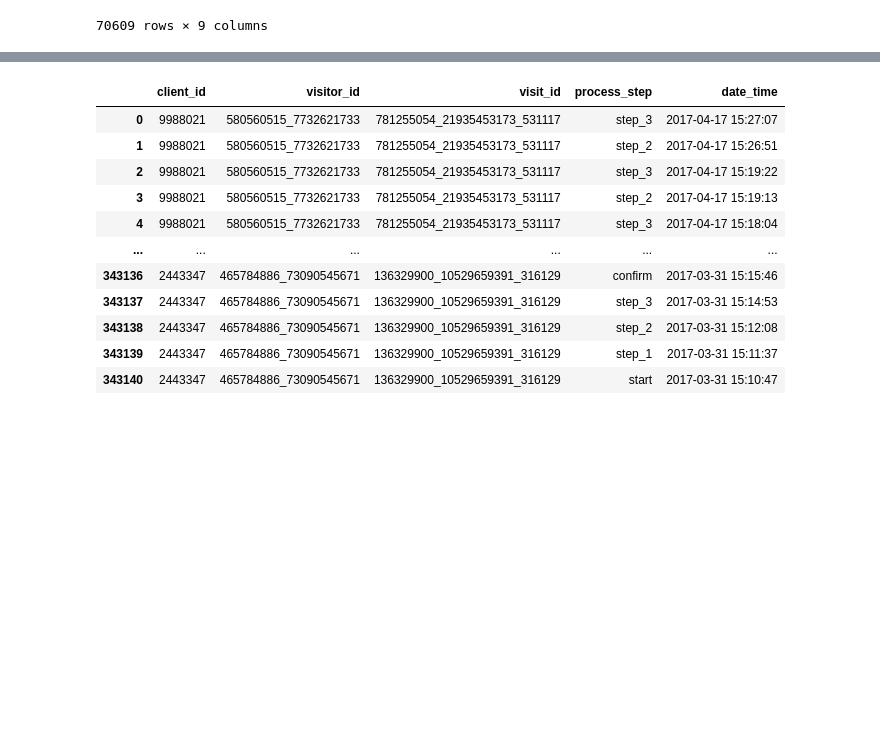
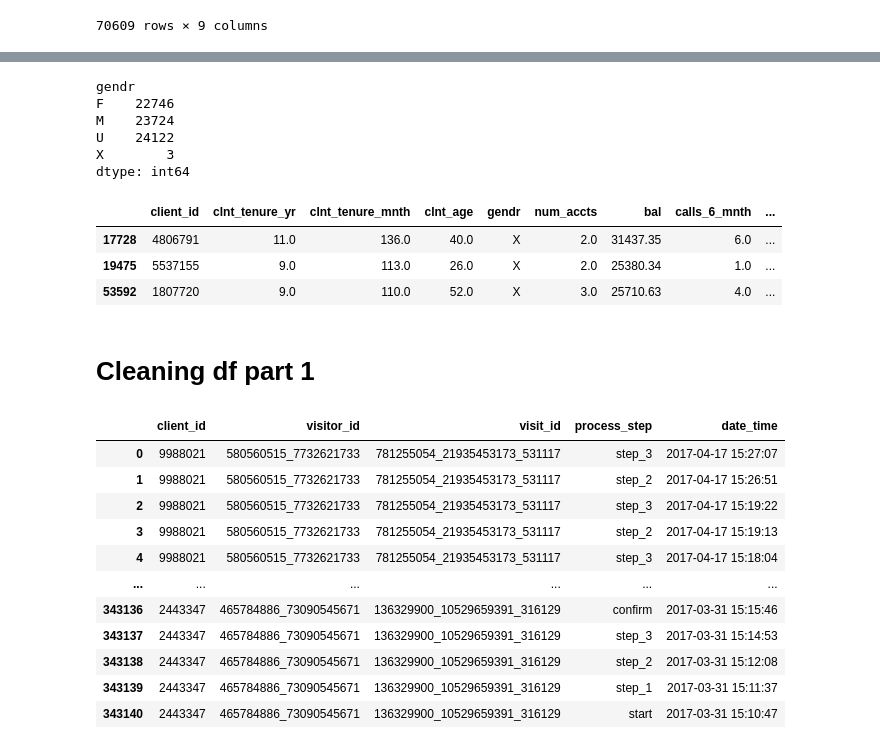
Before and after one commit to Josepdmo/PROJECT2, a Jupyter notebook: EXPLORATORY.ipynb, the cells around one changed output, grey strips where cells are left out. Saved outputs shown, nothing was run; the diff lists cells and outputs as text; code cells hidden in the pictures; blank space fills up the shorter version.

```diff
--- a/EXPLORATORY.ipynb
+++ b/EXPLORATORY.ipynb
@@ -19,0 +41,4 @@ df_final_demo
+# %%
+df_final_demo.dropna(subset = "bal", inplace=True)
+# %%
+df_final_demo.dropna(subset = "clnt_age", inplace=True)
@@ -20 +58,21 @@ df_final_demo
+# %%
+gender= df_final_demo.groupby("gendr")
+gender.size() #What are U and X? We need to figure that out.
+# %% [output]
+gendr
+F    22746
+M    23724
+U    24122
+X        3
+dtype: int64
+# %%
+x_rows = df_final_demo[df_final_demo["gendr"] == "X"]
+x_rows
+# %% [output]
+|  | client_id | clnt_tenure_yr | clnt_tenure_mnth | clnt_age | gendr | num_accts | bal | calls_6_mnth | ... |
+| 17728 | 4806791 | 11.0 | 136.0 | 40.0 | X | 2.0 | 31437.35 | 6.0 | ... |
+| 19475 | 5537155 | 9.0 | 113.0 | 26.0 | X | 2.0 | 25380.34 | 1.0 | ... |
+| 53592 | 1807720 | 9.0 | 110.0 | 52.0 | X | 3.0 | 25710.63 | 4.0 | ... |
+# %% [markdown]
+# Cleaning df part 1
 # %%
```
Also changed, not shown: parts of 15 cells of this notebook.
